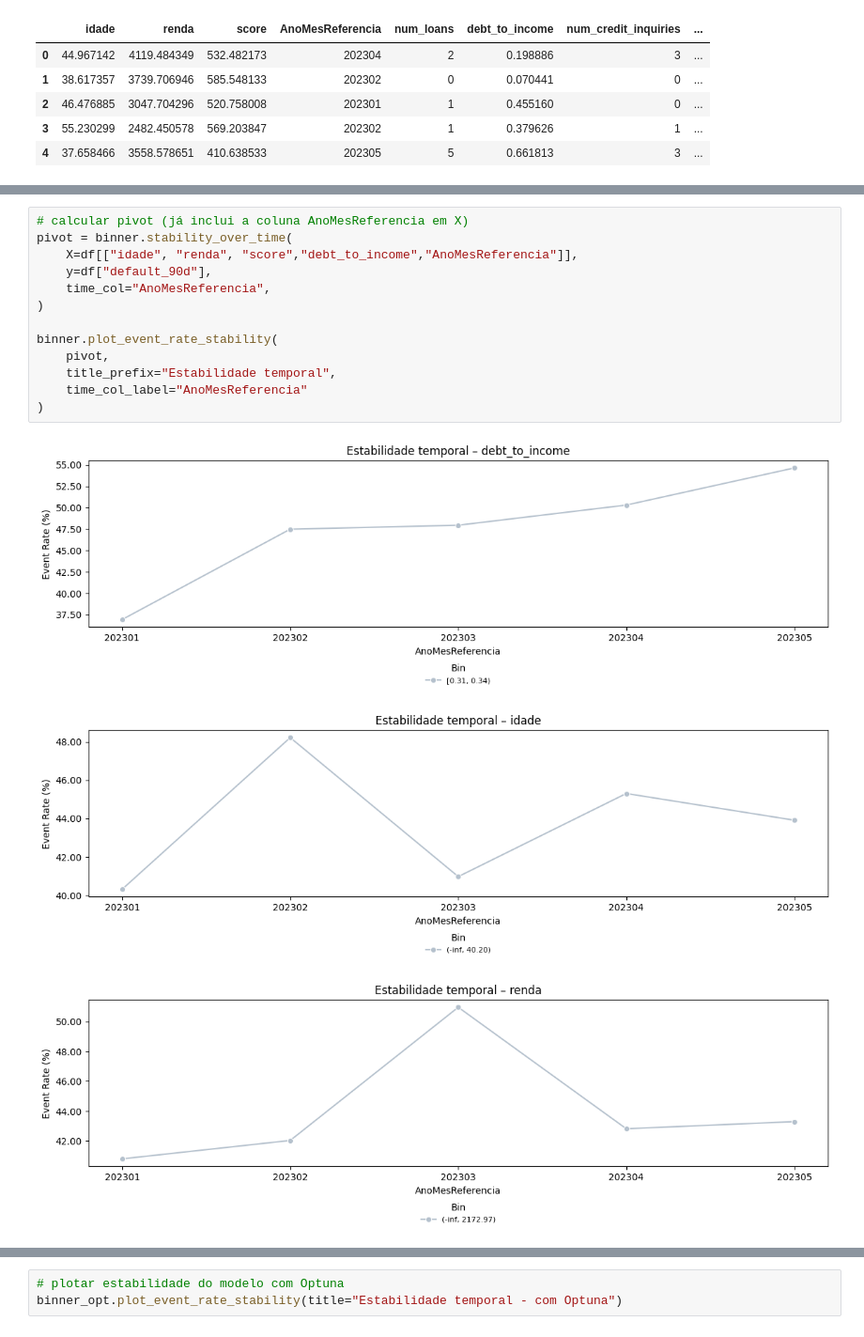
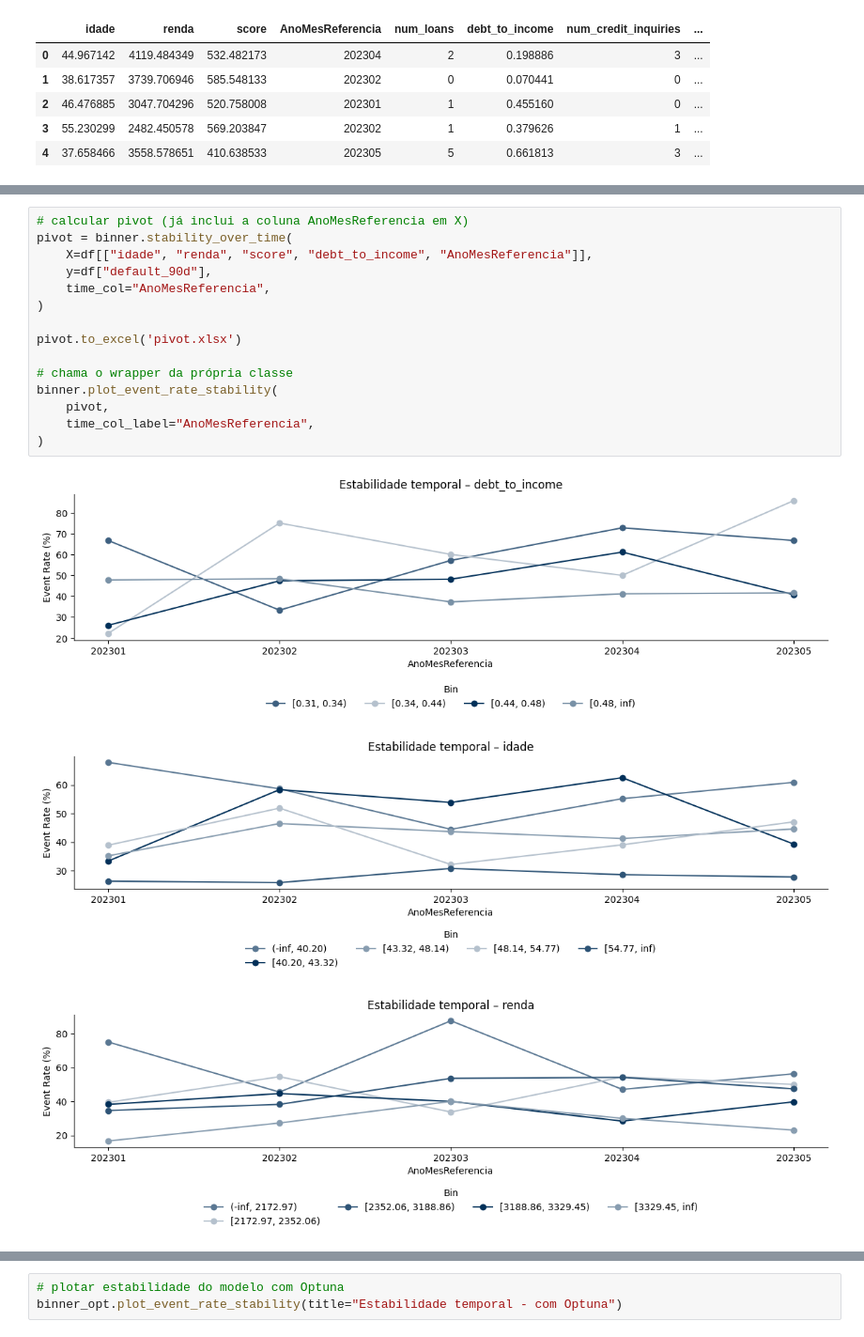
Before and after one commit to joaaomaia/NASABinning, a Jupyter notebook: notebooks/04_test_fit_with_optuna.ipynb, the cells around one changed output, grey strips where cells are left out. Shown at 94% size. Saved outputs shown, nothing was run; the diff lists cells and outputs as text.

Commit message:
graficos com legendas em intervalos, eixos corretos. cod de cores está conforme event_rate. verificar o calculo de event_rate

```diff
--- a/notebooks/04_test_fit_with_optuna.ipynb
+++ b/notebooks/04_test_fit_with_optuna.ipynb
@@ -195,17 +202,19 @@ INFO: Método transform chamado. Implemente a lógica completa de transformaçã
 # %%
 # calcular pivot (já inclui a coluna AnoMesReferencia em X)
 pivot = binner.stability_over_time(
-    X=df[["idade", "renda", "score","debt_to_income","AnoMesReferencia"]],
+    X=df[["idade", "renda", "score", "debt_to_income", "AnoMesReferencia"]],
     y=df["default_90d"],
     time_col="AnoMesReferencia",
 )
 
+pivot.to_excel('pivot.xlsx')
+
+# chama o wrapper da própria classe
 binner.plot_event_rate_stability(
     pivot,
-    title_prefix="Estabilidade temporal",
-    time_col_label="AnoMesReferencia"
+    time_col_label="AnoMesReferencia",
 )
 # %% [output]
-[figure, old version]
+[figure, new version]
-[figure, old version]
+[figure, new version]
-[figure, old version]
+[figure, new version]
```
Also changed, not shown: parts of 4 cells of this notebook, 2 other files.
